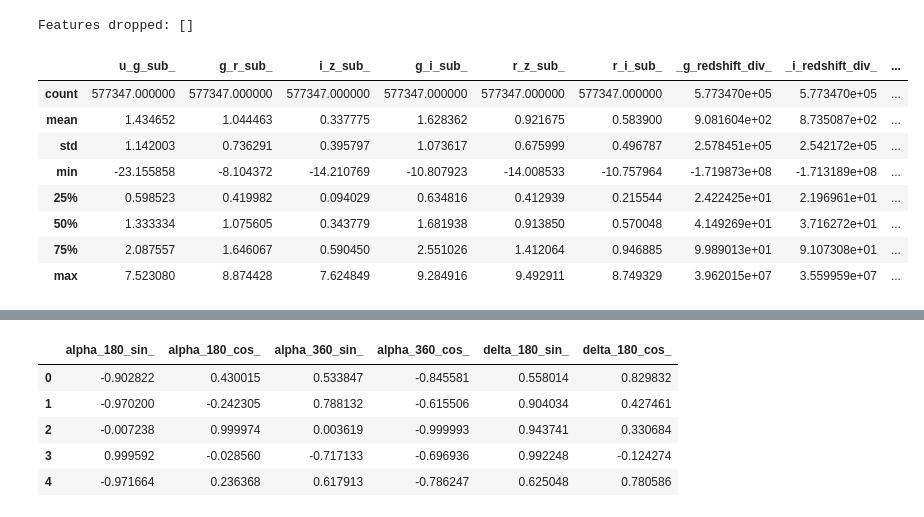
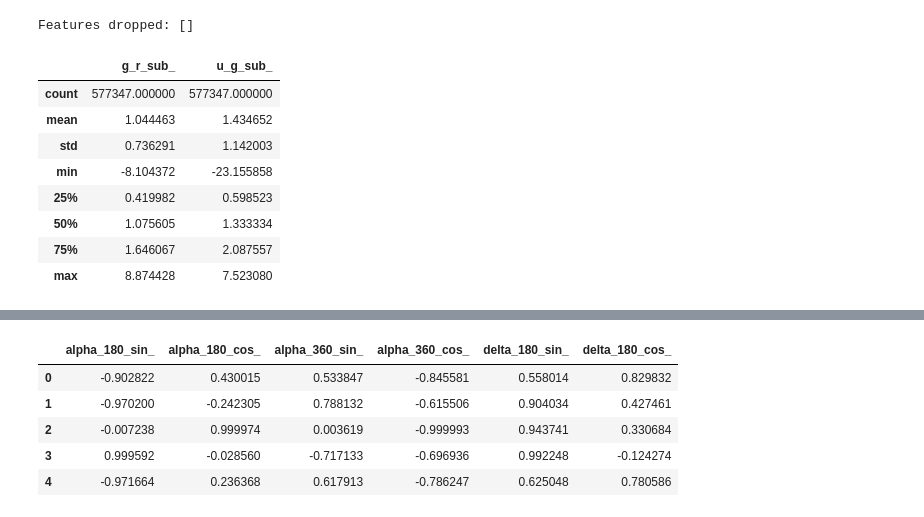
Before and after one commit to coded-sly/ps6e6-Stellar-Class, a Jupyter notebook: ps6e6-scikeras-calibrated-stellar.ipynb, the cells around one changed output, grey strips where cells are left out. Cells and saved outputs as stored; diff of their text form; code cells hidden in the pictures.

```diff
--- a/ps6e6-scikeras-calibrated-stellar.ipynb
+++ b/ps6e6-scikeras-calibrated-stellar.ipynb
@@ -472,41 +472,33 @@ Features dropped: []
 # %%
 ## -- Arithmetic interaction --
 # u - g, g - r, r - i, i - z
 
-# ('u', 'g'),
-# ('g', 'r'),
-# ('i', 'z'),
-# ('g', 'i'),
-# ('r', 'z')
+for df in tqdm([train, test, orig]):
+    df['g_r_sub_'] = df['g'] - df['r']
+    df['u_g_sub_'] = df['u'] - df['g']
+    # df['i_z_sub_'] = df['i'] - df['z']
+    # df['u_r_sub_'] = df['u'] - df['r']
+    # df['u_r_sub_'] = df['u'] - df['r']
+    # df['stellar_locus_dist'] = np.sqrt((df['g_r_sub_'] - 0.52)**2 + (df['r_i_sub_'] - 0.25)**2)
+    # df['_g_/_redshift'] = (df['g'] / (df['redshift'] + 1e-6)).astype('float32')
+    # df['_i_/_redshift'] = (df['i'] / (df['redshift'] + 1e-6)).astype('float32')
+    # for c1, c2 in tqdm(list(itertools.product(['u'], ['g', 'r'])), desc='One-to-Many'):
 
-for df in tqdm([train, test, orig]):
-    df['u_g_sub_'] = df['u'] - df['g']
-    df['g_r_sub_'] = df['g'] - df['r']
+    # for band in bands:
+    #     b_col = f"_{band}_/_redshift"
+    #     df[b_col] = (df[band] / (df['redshift'].abs() + 1e-6)).astype('float32')
+    #     color_bands.append(b_col)
 
-    df['i_z_sub_'] = df['i'] - df['z']
-    df['g_i_sub_'] = df['g'] - df['i']
-    df['r_z_sub_'] = df['r'] - df['z']
-
-    df['r_i_sub_'] = df['r'] - df['i']
-
-    df['stellar_locus_dist'] = np.sqrt((df['g_r_sub_'] - 0.52)**2 + (df['r_i_sub_'] - 0.25)**2)
-
-    for band in ['g', 'i']:
-        b_col = f"_{band}_redshift_div_"
-        df[b_col] = df[band] / (df['redshift'] + 1e-6)
-
-color_bands = [c for c in train.columns if c.endswith('_sub_') or c.endswith('_div_')]
-color_bands.append('stellar_locus_dist')
-
+color_bands = [c for c in train.columns if c.endswith('_sub_')]
 train[color_bands].describe()
 # %% [output]
-|  | u_g_sub_ | g_r_sub_ | i_z_sub_ | g_i_sub_ | r_z_sub_ | r_i_sub_ | _g_redshift_div_ | _i_redshift_div_ | ... |
-| count | 577347.000000 | 577347.000000 | 577347.000000 | 577347.000000 | 577347.000000 | 577347.000000 | 5.773470e+05 | 5.773470e+05 | ... |
-| mean | 1.434652 | 1.044463 | 0.337775 | 1.628362 | 0.921675 | 0.583900 | 9.081604e+02 | 8.735087e+02 | ... |
-| std | 1.142003 | 0.736291 | 0.395797 | 1.073617 | 0.675999 | 0.496787 | 2.578451e+05 | 2.542172e+05 | ... |
-| min | -23.155858 | -8.104372 | -14.210769 | -10.807923 | -14.008533 | -10.757964 | -1.719873e+08 | -1.713189e+08 | ... |
-| 25% | 0.598523 | 0.419982 | 0.094029 | 0.634816 | 0.412939 | 0.215544 | 2.422425e+01 | 2.196961e+01 | ... |
-| 50% | 1.333334 | 1.075605 | 0.343779 | 1.681938 | 0.913850 | 0.570048 | 4.149269e+01 | 3.716272e+01 | ... |
-| 75% | 2.087557 | 1.646067 | 0.590450 | 2.551026 | 1.412064 | 0.946885 | 9.989013e+01 | 9.107308e+01 | ... |
-| max | 7.523080 | 8.874428 | 7.624849 | 9.284916 | 9.492911 | 8.749329 | 3.962015e+07 | 3.559959e+07 | ... |
+|  | g_r_sub_ | u_g_sub_ |
+| count | 577347.000000 | 577347.000000 |
+| mean | 1.044463 | 1.434652 |
+| std | 0.736291 | 1.142003 |
+| min | -8.104372 | -23.155858 |
+| 25% | 0.419982 | 0.598523 |
+| 50% | 1.075605 | 1.333334 |
+| 75% | 1.646067 | 2.087557 |
+| max | 8.874428 | 7.523080 |
 # %%
```
Also changed, not shown: parts of 15 cells of this notebook.
